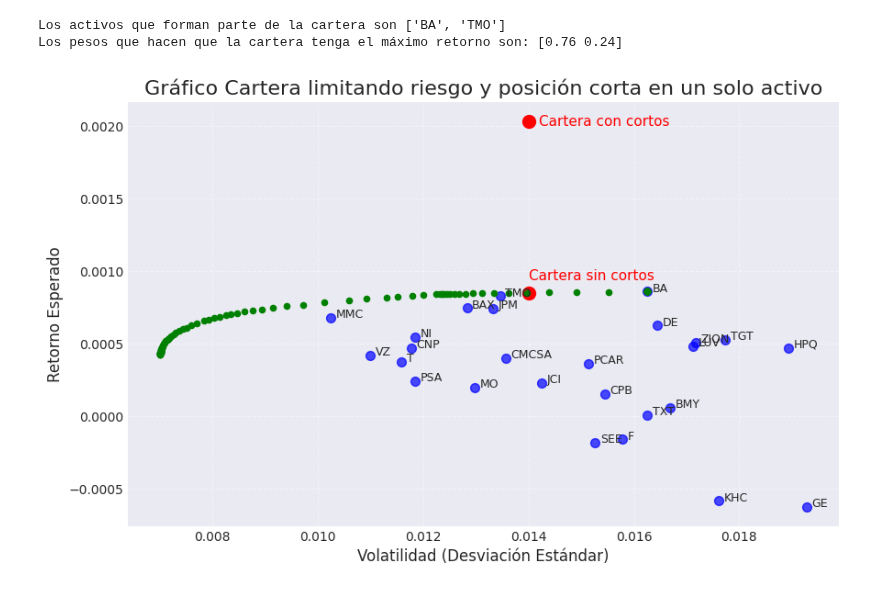
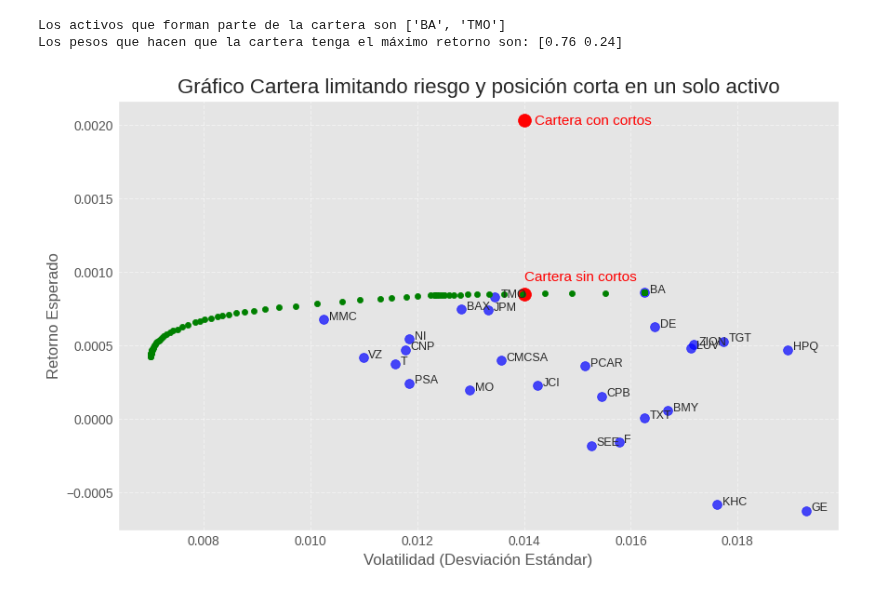
Before and after one commit to alfonso-santos/microcredencial-carteras-python-2023, a Jupyter notebook: Tema_3_Markowitz/src/ejemplos-optimizacion-markowitz-cortas.ipynb, the cells around one changed output. Saved outputs shown, nothing was run; the diff lists cells and outputs as text; code cells hidden in the pictures.

```diff
--- a/Tema_3_Markowitz/src/ejemplos-optimizacion-markowitz-cortas.ipynb
+++ b/Tema_3_Markowitz/src/ejemplos-optimizacion-markowitz-cortas.ipynb
@@ -100,7 +111,7 @@ for i in range(num_sim):
 # %%
 # Estableciendo un tamaño y estilo para el gráfico
 plt.figure(figsize=(14, 8))
-plt.style.use('seaborn-v0_8-darkgrid')
+plt.style.use('ggplot')
 
 # Puntos de cada activo
 plt.scatter(np.sqrt(np.diag(matriz_cov)), retornos_esperados, color='blue', s=50, label='Activos', alpha=0.7)
@@ -112,7 +123,7 @@ desplazamiento_y = 0.00002  # Ajusta este valor según sea necesario
 for i, asset in enumerate(assets):
     plt.text(np.sqrt(matriz_cov[i, i]) + desplazamiento_x, retornos_esperados[i] , asset, fontsize=9)
 
-plt.scatter(riesgos_res, retornos_res, color='green', s=20, marker='o')#,  alpha=0.3)
+plt.plot(riesgos_res, retornos_res, '-o', color='green')#,  alpha=0.3)
 
 # Añadiendo títulos y etiquetas
 plt.title('Gráfico Carteras según tolerancia al riesgo', fontsize=16)
@@ -211,7 +239,6 @@ Los retornos de los activos que forman parte de la cartera son: [ 0.0009 -0.0006
 # %%
 #Estableciendo un tamaño y estilo para el gráfico
 plt.figure(figsize=(10, 6))
-plt.style.use('seaborn-v0_8-darkgrid')
 
 # Puntos de cada activo
 plt.scatter(np.sqrt(np.diag(matriz_cov)), retornos_esperados, color='blue', s=50, alpha=0.7)
@@ -284,7 +313,7 @@ for deuda in cortas_max:
     resultados_df[f'retorno_{deuda}'] = retornos_res_short
 # %%
 plt.figure(figsize=(10, 6))
-plt.style.use('seaborn-v0_8-darkgrid')
+plt.style.use('ggplot')
 
 # Puntos de cada activo
 plt.scatter(np.sqrt(np.diag(matriz_cov)), retornos_esperados, color='blue', s=50, alpha=0.7)
@@ -351,7 +393,6 @@ Los pesos que hacen que la cartera tenga el máximo retorno son: [ 6.  -0.2 -0.2
 # %%
 #Estableciendo un tamaño y estilo para el gráfico
 plt.figure(figsize=(10, 6))
-plt.style.use('seaborn-v0_8-darkgrid')
 
 # Puntos de cada activo
 plt.scatter(np.sqrt(np.diag(matriz_cov)), retornos_esperados, color='blue', s=50, alpha=0.7)
@@ -464,7 +525,7 @@ Los pesos que hacen que la cartera tenga el máximo retorno son: [0.76 0.24]
 # %%
 #Estableciendo un tamaño y estilo para el gráfico
 plt.figure(figsize=(10, 6))
-plt.style.use('seaborn-v0_8-darkgrid')
+plt.style.use('ggplot')
 
 # Puntos de cada activo
 plt.scatter(np.sqrt(np.diag(matriz_cov)), retornos_esperados, color='blue', s=50, alpha=0.7)
@@ -475,31 +536,31 @@ desplazamiento_x = 0.0001  # Ajusta este valor según sea necesario
 desplazamiento_y = 0.00003  # Ajusta este valor según sea necesario
 
 for i, asset in enumerate(assets):
     plt.text(np.sqrt(matriz_cov[i, i]) + desplazamiento_x, retornos_esperados[i] , asset, fontsize=9)
 
 
 
 plt.scatter(max_cortos[0], max_cortos[1], color='red', s=100, marker='o')
 plt.text(max_cortos[0] + 2*desplazamiento_x, max_cortos[1] - desplazamiento_y, 'Cartera con cortos', fontsize=11, color='red')
 
 plt.scatter(max_sin_cortos[0], max_sin_cortos[1], color='red', s=100, marker='o')
 plt.text(max_sin_cortos[0] , max_sin_cortos[1] + 3 * desplazamiento_y, 'Cartera sin cortos', fontsize=11, color='red')
 
 plt.scatter(riesgos_res, retornos_res, color='green', s=20, marker='o')
 
 
 # Añadiendo títulos y etiquetas
 plt.title('Gráfico Cartera limitando riesgo y posición corta en un solo activo', fontsize=16)
 plt.xlabel('Volatilidad (Desviación Estándar)', fontsize=12)
 plt.ylabel('Retorno Esperado', fontsize=12)
 
 # Añadiendo leyenda con mejor posición
 #plt.legend(loc='best')
 
 # Mostrando la cuadrícula para mejor lectura
 plt.grid(True, linestyle='--', alpha=0.5)
 
 # Mostrar el gráfico
 plt.show()
 # %% [output]
-[figure, old version]
+[figure, new version]
```
Also changed, not shown: parts of 45 cells of this notebook, 13 other files.
